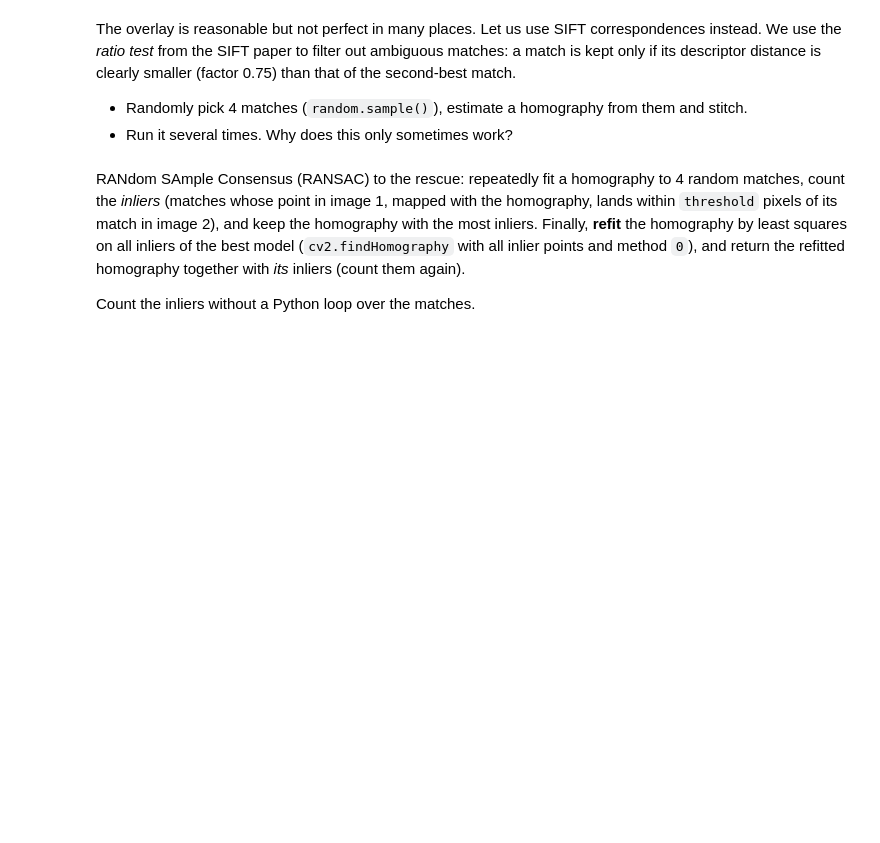
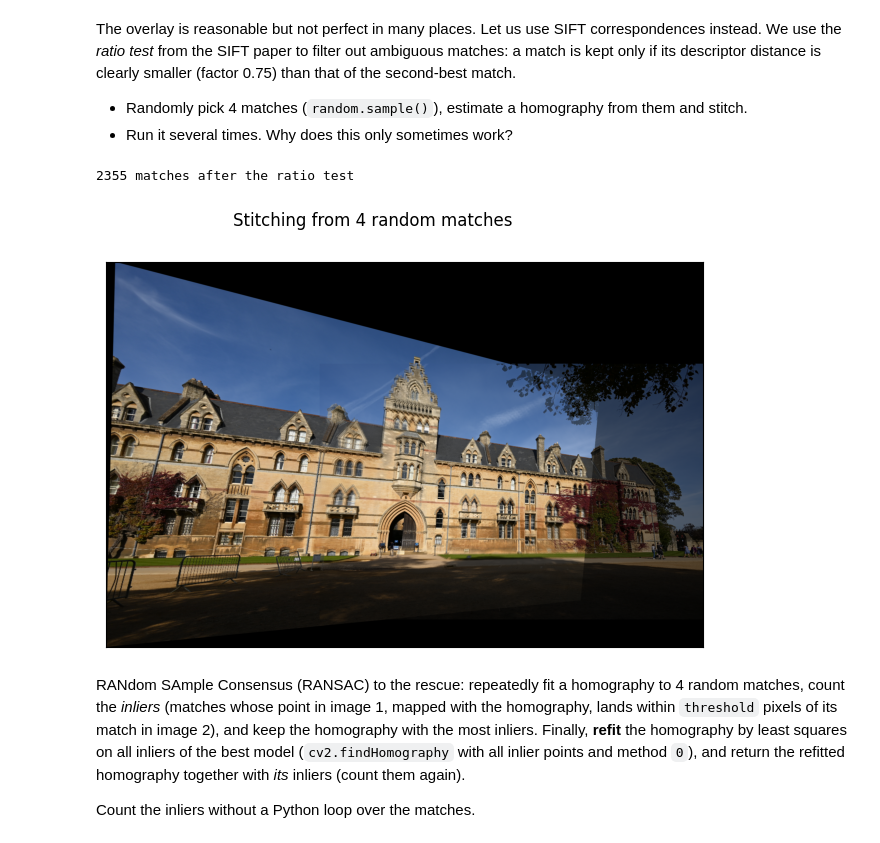
Before and after one commit to lcy412/computer_vision_praticals, a Jupyter notebook: practical1.ipynb, the cells around one changed output. Saved outputs shown, nothing was run; the diff lists cells and outputs as text; code cells hidden in the pictures; blank space fills up the shorter version.

```diff
--- a/practical1.ipynb
+++ b/practical1.ipynb
@@ -469,21 +533,32 @@ The overlay is reasonable but not perfect in many places. Let us use SIFT corres
 # %%
 image1_gray = cv2.cvtColor(image1_color, cv2.COLOR_BGR2GRAY)
 image2_gray = cv2.cvtColor(image2_color, cv2.COLOR_BGR2GRAY)
 sift = cv2.SIFT_create()
 kp1, des1 = sift.detectAndCompute(image1_gray, None)
 kp2, des2 = sift.detectAndCompute(image2_gray, None)
 
 bf = cv2.BFMatcher()
 matches = bf.knnMatch(des1, des2, k=2)  # the two best matches per descriptor
 matches = [m for m, n in matches if m.distance < 0.75 * n.distance]  # ratio test
 print(f'{len(matches)} matches after the ratio test')
 points1 = np.float32([kp1[m.queryIdx].pt for m in matches])
 points2 = np.float32([kp2[m.trainIdx].pt for m in matches])
 
 # TODO: randomly select 4 matches and compute a homography from them
-homography = None
+# Randomly select 4 correspondences
+idx = random.sample(range(len(matches)), 4)
+
+# Compute homography
+homography, _ = cv2.findHomography(
+    points1[idx],
+    points2[idx],
+    0
+)
 vis = Visualizer(1, 1, figsize=(25, 5), title='Stitching from 4 random matches')
 vis.add_image_subplot(0, 0, stitch_images(image1_color, image2_color, homography))
+# %% [output]
+2355 matches after the ratio test
+[figure, added]
 # %% [markdown]
 RANdom SAmple Consensus (RANSAC) to the rescue: repeatedly fit a homography to 4 random matches, count the *inliers* (matches whose point in image 1, mapped with the homography, lands within `threshold` pixels of its match in image 2), and keep the homography with the most inliers. Finally, **refit** the homography by least squares on all inliers of the best model (`cv2.findHomography` with all inlier points and method `0`), and return the refitted homography together with *its* inliers (count them again).
 
```
Also changed, not shown: parts of 16 cells of this notebook.
